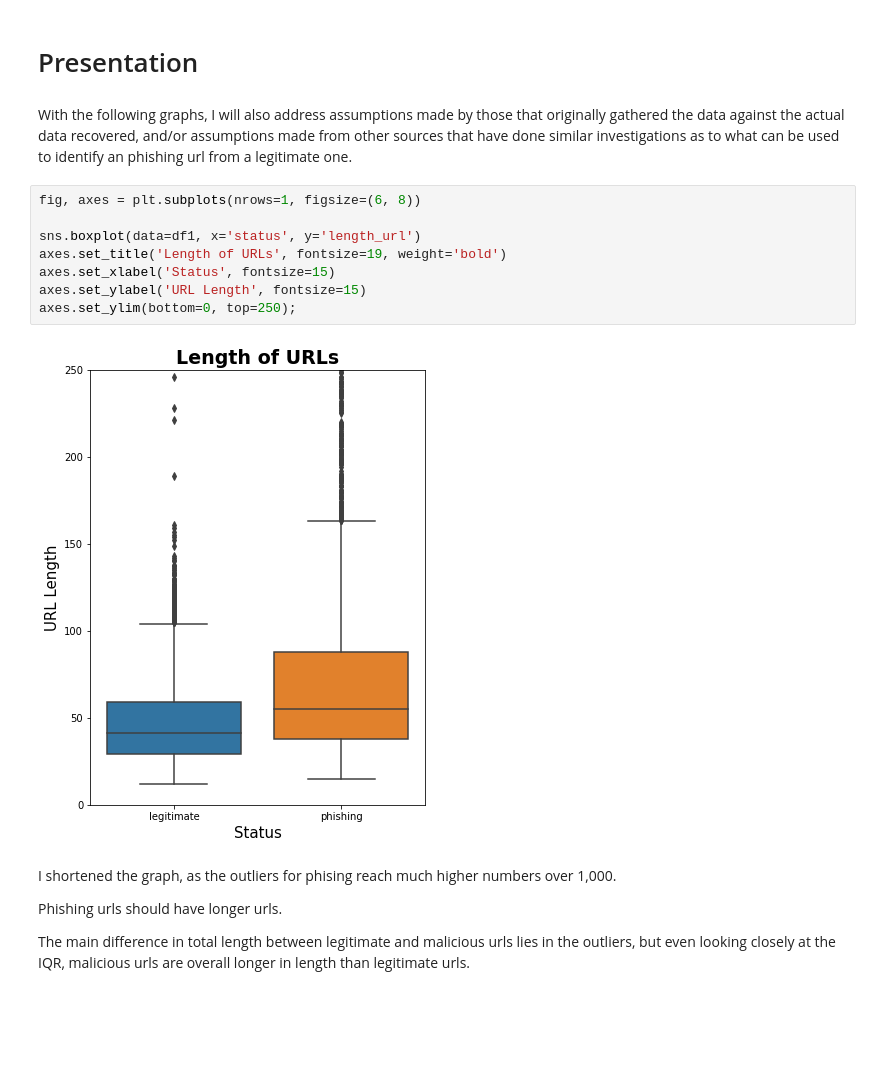
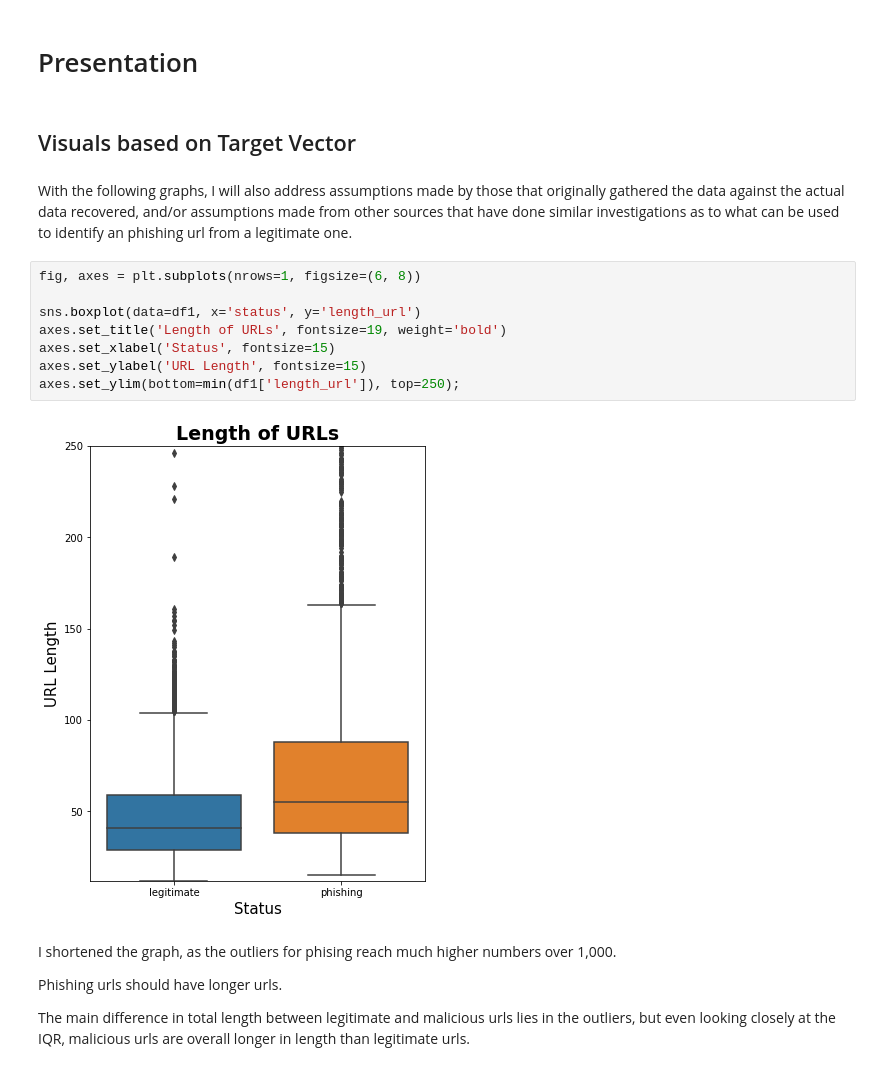
Before and after one commit to SantosAbimaelRomero/Phishing-Attempt-Predictions, a Jupyter notebook: Phishing_Data_Presentation.ipynb, the cells around one changed output. Cells and saved outputs as stored; diff of their text form; blank space fills up the shorter version.

```diff
--- a/Phishing_Data_Presentation.ipynb
+++ b/Phishing_Data_Presentation.ipynb
@@ -67,18 +67,20 @@ Most columns are correctly either float or int columns, the only two object colu
 Our target is perfectly balanced.
 # %% [markdown]
 # Presentation
+# %% [markdown]
+## Visuals based on Target Vector
 # %% [markdown]
 With the following graphs, I will also address assumptions made by those that originally gathered the data against the actual data recovered, and/or assumptions made from other sources that have done similar investigations as to what can be used to identify an phishing url from a legitimate one.
 # %%
 fig, axes = plt.subplots(nrows=1, figsize=(6, 8))
 
 sns.boxplot(data=df1, x='status', y='length_url')
 axes.set_title('Length of URLs', fontsize=19, weight='bold')
 axes.set_xlabel('Status', fontsize=15)
 axes.set_ylabel('URL Length', fontsize=15)
-axes.set_ylim(bottom=0, top=250);
+axes.set_ylim(bottom=min(df1['length_url']), top=250);
 # %% [output]
-[figure, old version]
+[figure, new version]
 # %% [markdown]
 I shortened the graph, as the outliers for phising reach much higher numbers over 1,000.
 
```
Also changed, not shown: parts of 27 cells of this notebook.
